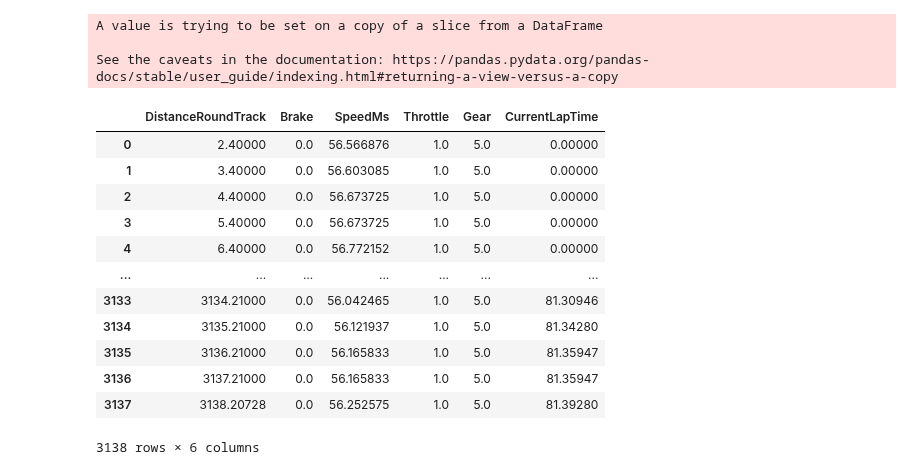
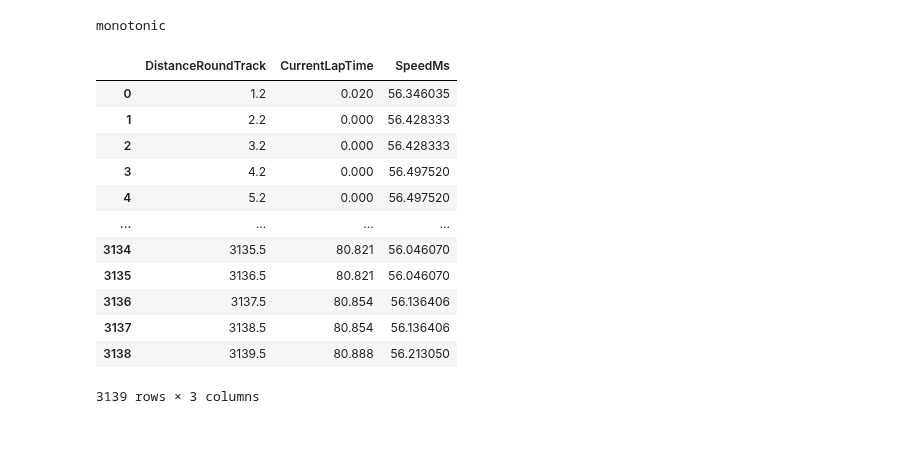
Before and after one commit to b4mad/racing, a Jupyter notebook: components/paddock/notebooks/segments.ipynb, the cells around one changed output. Drawn from its saved outputs; the diff is of its cells as text; code cells hidden in the pictures; blank space fills up the shorter version.

Commit message:
if CurrentLapTime is not monotonic, use linspace

```diff
--- a/components/paddock/notebooks/segments.ipynb
+++ b/components/paddock/notebooks/segments.ipynb
@@ -23,6 +23,6 @@ influx = Influx()
 # %%
-def lap_fig(df, mode=None, columns=["Throttle", "Brake"]):
-    fig = go.Figure()
+def lap_fig(df, mode=None, columns=["Throttle", "Brake"], fig=None):
+    fig = fig or go.Figure()
 
     for column in columns:
         color = "red"
@@ -213,26 +216,34 @@ for i in range(len(sector_start_end)):
     fig.update_layout(title=dict(text=title, font=dict(size=8)))
 
     fig.show()
-# %%
-lookup = analyzer.distance_speed_lookup_table(track_df)
-# lookup = analyzer.resample(lookup, columns=["SpeedMs", "CurrentLapTime"])
-
-lookup
-track_df
-# %% [output]
-A value is trying to be set on a copy of a slice from a DataFrame
-
-See the caveats in the documentation: https://pandas.pydata.org/pandas-docs/stable/user_guide/indexing.html#returning-a-view-versus-a-copy
-|  | DistanceRoundTrack | Brake | SpeedMs | Throttle | Gear | CurrentLapTime |
-| 0 | 2.40000 | 0.0 | 56.566876 | 1.0 | 5.0 | 0.00000 |
-| 1 | 3.40000 | 0.0 | 56.603085 | 1.0 | 5.0 | 0.00000 |
-| 2 | 4.40000 | 0.0 | 56.673725 | 1.0 | 5.0 | 0.00000 |
-| 3 | 5.40000 | 0.0 | 56.673725 | 1.0 | 5.0 | 0.00000 |
-| 4 | 6.40000 | 0.0 | 56.772152 | 1.0 | 5.0 | 0.00000 |
-| ... | ... | ... | ... | ... | ... | ... |
-| 3133 | 3134.21000 | 0.0 | 56.042465 | 1.0 | 5.0 | 81.30946 |
-| 3134 | 3135.21000 | 0.0 | 56.121937 | 1.0 | 5.0 | 81.34280 |
-| 3135 | 3136.21000 | 0.0 | 56.165833 | 1.0 | 5.0 | 81.35947 |
-| 3136 | 3137.21000 | 0.0 | 56.165833 | 1.0 | 5.0 | 81.35947 |
-| 3137 | 3138.20728 | 0.0 | 56.252575 | 1.0 | 5.0 | 81.39280 |
-3138 rows × 6 columns
+# %%
+monotonic = track_df["CurrentLapTime"].is_monotonic_increasing
+if monotonic:
+    print("monotonic")
+    lookup = analyzer.distance_speed_lookup_table_non_lin(track_df)
+else:
+    print("not monotonic")
+    lookup = analyzer.distance_speed_lookup_table_lin(track_df)
+
+# lookup = analyzer.resample(lookup, columns=["SpeedMs", "CurrentLapTime"])
+fig = lap_fig(lookup, columns=["CurrentLapTime", "SpeedMs"])
+lap_fig(track_df, columns=["CurrentLapTime"], fig=fig)
+fig.show()
+
+lookup
+# track_df
+# %% [output]
+monotonic
+|  | DistanceRoundTrack | CurrentLapTime | SpeedMs |
+| 0 | 1.2 | 0.020 | 56.346035 |
+| 1 | 2.2 | 0.000 | 56.428333 |
+| 2 | 3.2 | 0.000 | 56.428333 |
+| 3 | 4.2 | 0.000 | 56.497520 |
+| 4 | 5.2 | 0.000 | 56.497520 |
+| ... | ... | ... | ... |
+| 3134 | 3135.5 | 80.821 | 56.046070 |
+| 3135 | 3136.5 | 80.821 | 56.046070 |
+| 3136 | 3137.5 | 80.854 | 56.136406 |
+| 3137 | 3138.5 | 80.854 | 56.136406 |
+| 3138 | 3139.5 | 80.888 | 56.213050 |
+3139 rows × 3 columns
```
Also changed, not shown: parts of 4 cells of this notebook, 1 other file.
